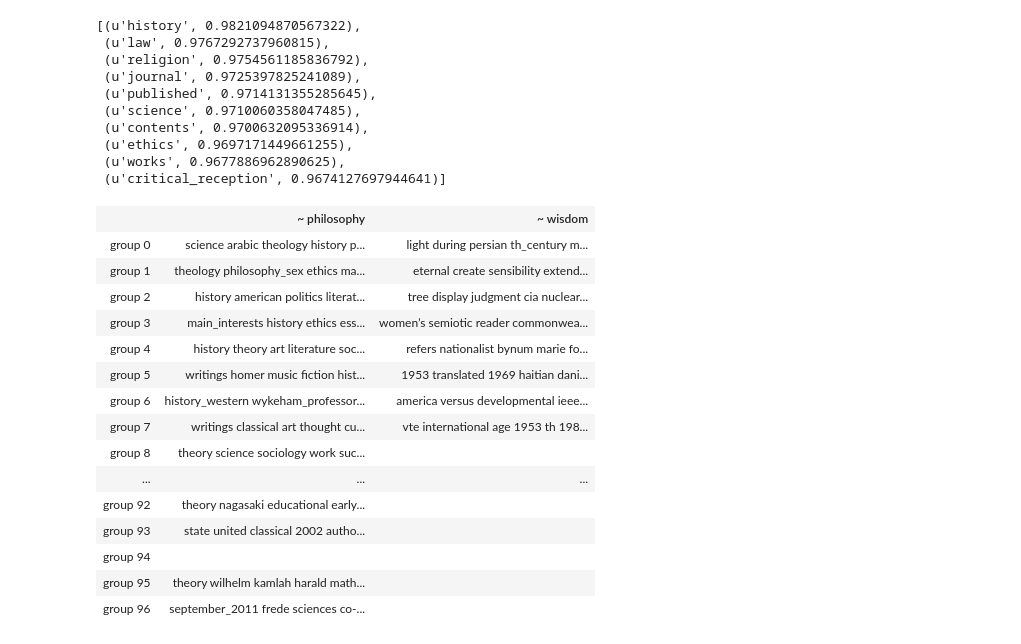
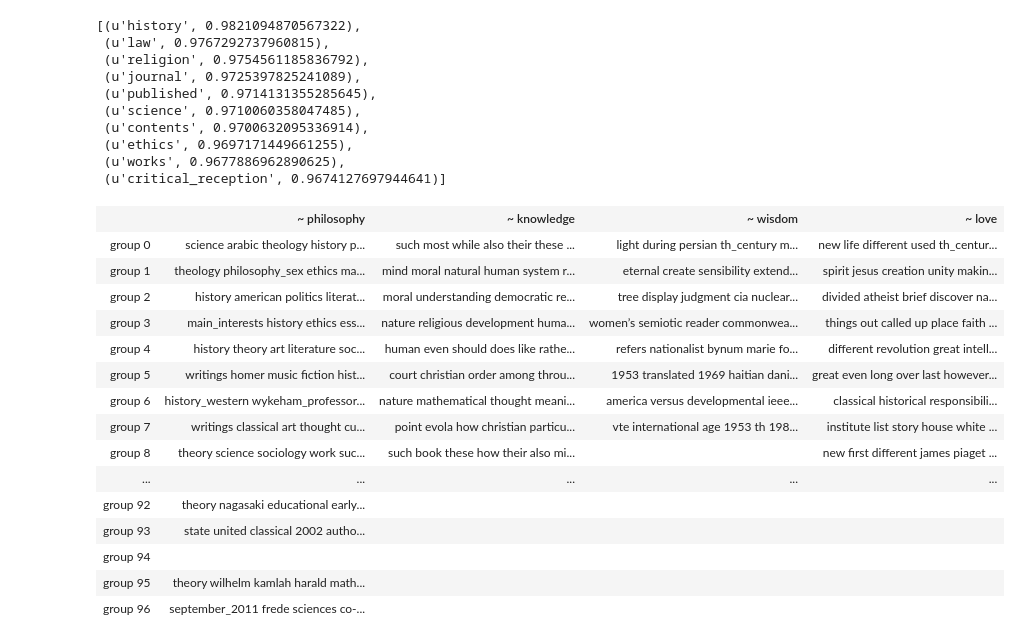
Before and after one commit to taniki/comp.soc-of-philosophy, a Jupyter notebook: communities to word2vec.ipynb, the cells around one changed output. Saved outputs shown, nothing was run; the diff lists cells and outputs as text; code cells hidden in the pictures.

Commit message:
community/word2vec ~ love and knowledge

```diff
--- a/communities to word2vec.ipynb
+++ b/communities to word2vec.ipynb
@@ -109,49 +109,57 @@ def print_groups(communities):
     <tr>
       <td></td>
       <th>~ philosophy</td>
+      <th>~ knowledge</td>
       <th>~ wisdom</td>
+      <th>~ love</td>
     </tr>
     """
 
-    for c, philosophy, wisdom in communities:
+    for c, philosophy, knowledge, wisdom, love in communities:
         html += "<tr><td style=\"width: 100px; text-align: center; \"><h3>group %s</h3></td>" % (c)
         html += "<td><ul>"
         html += "\n".join([ "<li>%s</li>" % word for word, score in philosophy ])
         html += "</ul></td>"
         html += "<td><ul>"
+        html += "\n".join([ "<li>%s</li>" % word for word, score in knowledge ])
+        html += "</ul></td>"
+        html += "<td><ul>"
         html += "\n".join([ "<li>%s</li>" % word for word, score in wisdom ])
+        html += "</ul></td>"
+        html += "<td><ul>"
+        html += "\n".join([ "<li>%s</li>" % word for word, score in love ])
         html += "</ul></td>"
         html += "</tr>"
 
     html += "</table>"
 
     display(HTML(html))
 
 def q(query, community_id):
   model = models.word2vec.Word2Vec.load("models/word2vec/community.%s.txt" % community_id)
 
   try:
     result = model.most_similar(query)
   except:
     result = []
 
   return result
 
-print_groups(map(lambda k: (k, q("philosophy", k), q("wisdom", k)) , sorted([ int(k) for k in communities.keys()])))
+print_groups(map(lambda k: (k, q("philosophy", k), q("knowledge", k), q("wisdom", k), q("love", k)) , sorted([ int(k) for k in communities.keys()])))
 # %% [output]
-|  | ~ philosophy | ~ wisdom |
-| group 0 | science arabic theology history p... | light during persian th_century m... |
-| group 1 | theology philosophy_sex ethics ma... | eternal create sensibility extend... |
-| group 2 | history american politics literat... | tree display judgment cia nuclear... |
-| group 3 | main_interests history ethics ess... | women’s semiotic reader commonwea... |
-| group 4 | history theory art literature soc... | refers nationalist bynum marie fo... |
-| group 5 | writings homer music fiction hist... | 1953 translated 1969 haitian dani... |
-| group 6 | history_western wykeham_professor... | america versus developmental ieee... |
-| group 7 | writings classical art thought cu... | vte international age 1953 th 198... |
-| group 8 | theory science sociology work suc... |  |
-| ... | ... | ... |
-| group 92 | theory nagasaki educational early... |  |
-| group 93 | state united classical 2002 autho... |  |
-| group 94 |  |  |
-| group 95 | theory wilhelm kamlah harald math... |  |
-| group 96 | september_2011 frede sciences co-... |  |
+|  | ~ philosophy | ~ knowledge | ~ wisdom | ~ love |
+| group 0 | science arabic theology history p... | such most while also their these ... | light during persian th_century m... | new life different used th_centur... |
+| group 1 | theology philosophy_sex ethics ma... | mind moral natural human system r... | eternal create sensibility extend... | spirit jesus creation unity makin... |
+| group 2 | history american politics literat... | moral understanding democratic re... | tree display judgment cia nuclear... | divided atheist brief discover na... |
+| group 3 | main_interests history ethics ess... | nature religious development huma... | women’s semiotic reader commonwea... | things out called up place faith ... |
+| group 4 | history theory art literature soc... | human even should does like rathe... | refers nationalist bynum marie fo... | different revolution great intell... |
+| group 5 | writings homer music fiction hist... | court christian order among throu... | 1953 translated 1969 haitian dani... | great even long over last however... |
+| group 6 | history_western wykeham_professor... | nature mathematical thought meani... | america versus developmental ieee... | classical historical responsibili... |
+| group 7 | writings classical art thought cu... | point evola how christian particu... | vte international age 1953 th 198... | institute list story house white ... |
+| group 8 | theory science sociology work suc... | such book these how their also mi... |  | new first different james piaget ... |
+| ... | ... | ... | ... | ... |
+| group 92 | theory nagasaki educational early... |  |  |  |
+| group 93 | state united classical 2002 autho... |  |  |  |
+| group 94 |  |  |  |  |
+| group 95 | theory wilhelm kamlah harald math... |  |  |  |
+| group 96 | september_2011 frede sciences co-... |  |  |  |
```
